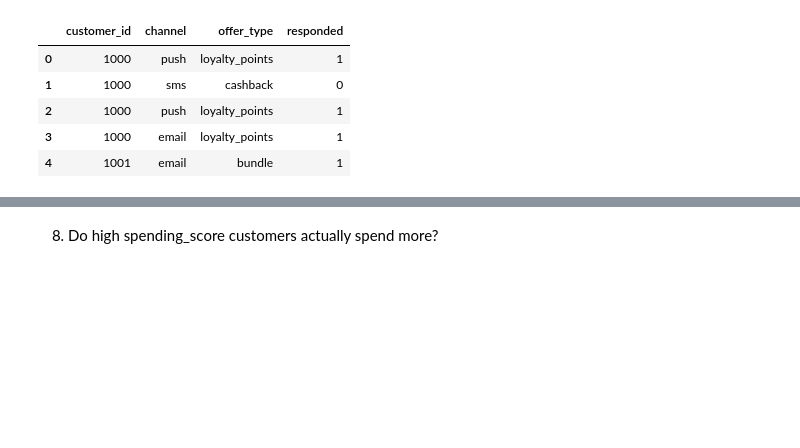
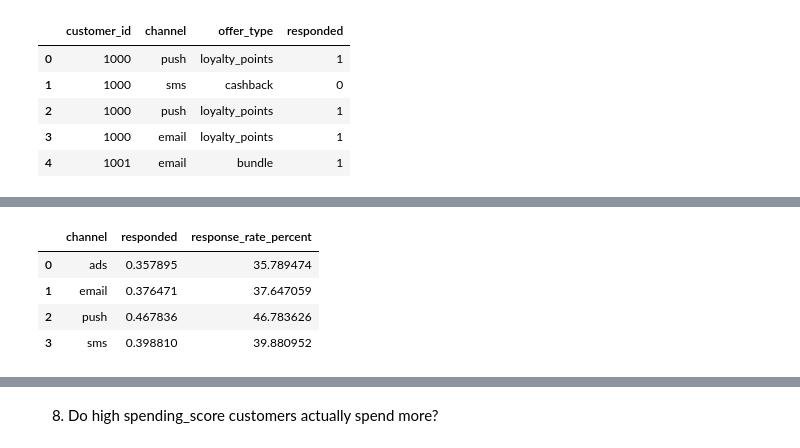
Before and after one commit to httpsdluc/eda-technical-practice, a Jupyter notebook: customer_transactions_campagins_analysis/notebooks/customer_transactions_campagins_analysis.ipynb, the cells around one changed output, grey strips where cells are left out. Cells and saved outputs as stored; diff of their text form; code cells hidden in the pictures; blank space fills up the shorter version.

```diff
--- a/customer_transactions_campagins_analysis/notebooks/customer_transactions_campagins_analysis.ipynb
+++ b/customer_transactions_campagins_analysis/notebooks/customer_transactions_campagins_analysis.ipynb
@@ -242,4 +246,8 @@ df_campaign.head()
 | 3 | 1000 | email | loyalty_points | 1 |
 | 4 | 1001 | email | bundle | 1 |
 # %%
-df_response = df_campaign.groupby('channel')['responded'].sum().reset_index()
+# df_response = df_campaign.groupby('channel')['responded'].sum().reset_index()
+
+# kept running into errors
+
+df_channel_response = (df_campaign.groupby('channel')['responded'].mean().reset_index())
@@ -251,0 +262,11 @@ dtype: object
+# %%
+# in the table i made, make a column for response rate percent
+df_channel_response['response_rate_percent'] = df_channel_response['responded'] * 100
+# %%
+df_channel_response
+# %% [output]
+|  | channel | responded | response_rate_percent |
+| 0 | ads | 0.357895 | 35.789474 |
+| 1 | email | 0.376471 | 37.647059 |
+| 2 | push | 0.467836 | 46.783626 |
+| 3 | sms | 0.398810 | 39.880952 |
```
Also changed, not shown: parts of 6 cells of this notebook, 1 other file.
